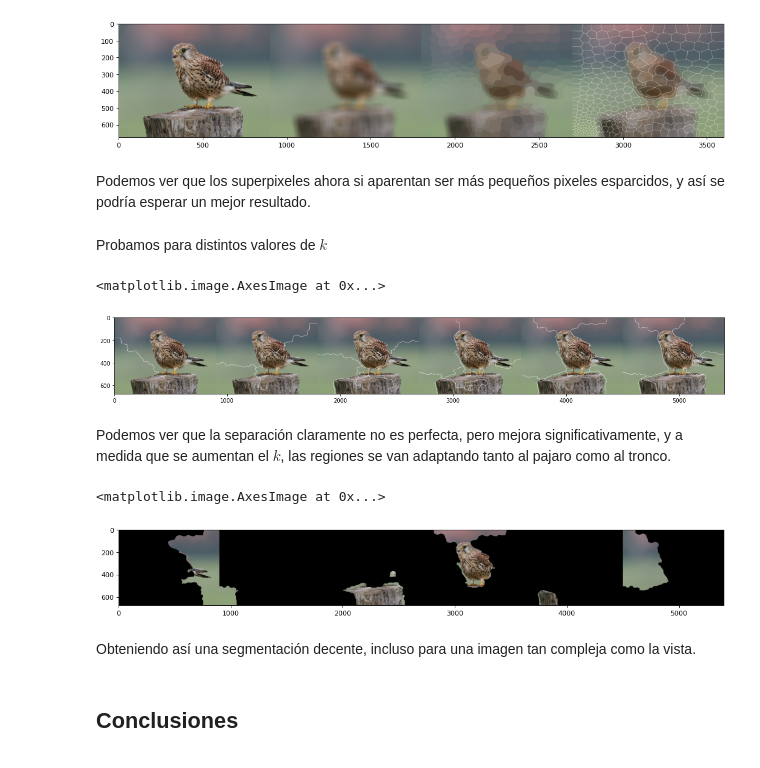
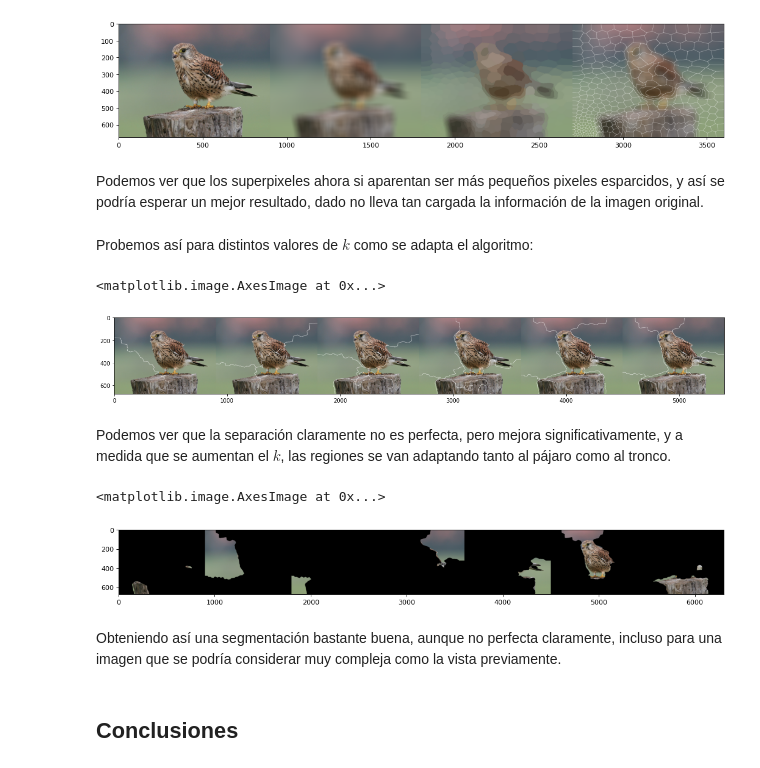
Before and after one commit to Bizangel/ImageSegmentation, a Jupyter notebook: Proyecto3LuisDeAvila.ipynb, the cells around one changed output. Cells and saved outputs as stored; diff of their text form; code cells hidden in the pictures.

```diff
--- a/Proyecto3LuisDeAvila.ipynb
+++ b/Proyecto3LuisDeAvila.ipynb
@@ -725,7 +781,7 @@ plt.imshow(np.column_stack([bird, blurbird, quantized, splitted]))
 <matplotlib.image.AxesImage at 0x...>
 [figure]
 # %% [markdown]
-Podemos ver que los superpixeles ahora si aparentan ser más pequeños pixeles esparcidos, y así se podría esperar un mejor resultado.
+Podemos ver que los superpixeles ahora si aparentan ser más pequeños pixeles esparcidos, y así se podría esperar un mejor resultado, dado no lleva tan cargada la información de la imagen original.
 # %% [markdown]
-Probamos para distintos valores de $k$
+Probemos así para distintos valores de $k$ como se adapta el algoritmo:
 # %%
@@ -743,16 +798,16 @@ plt.imshow(np.column_stack(images))
 <matplotlib.image.AxesImage at 0x...>
 [figure]
 # %% [markdown]
-Podemos ver que la separación claramente no es perfecta, pero mejora significativamente, y a medida que se aumentan el $k$, las regiones se van adaptando tanto al pajaro como al tronco.
+Podemos ver que la separación claramente no es perfecta, pero mejora significativamente, y a medida que se aumentan el $k$, las regiones se van adaptando tanto al pájaro como al tronco.
 # %%
-regionimgs = get_region_splits(bird, img_labels)
+regionimgs = get_region_splits(bird, img_labels_list[5])
 
 plt.figure(num=None, figsize=(16, 12), dpi=80)
 plt.imshow(np.column_stack(regionimgs))
 # %% [output]
 <matplotlib.image.AxesImage at 0x...>
-[figure, old version]
+[figure, new version]
 # %% [markdown]
-Obteniendo así una segmentación decente, incluso para una imagen tan compleja como la vista.
+Obteniendo así una segmentación bastante buena, aunque no perfecta claramente, incluso para una imagen que se podría considerar muy compleja como la vista previamente.
 # %% [markdown]
 ## Conclusiones
```
Also changed, not shown: parts of 51 cells of this notebook.
